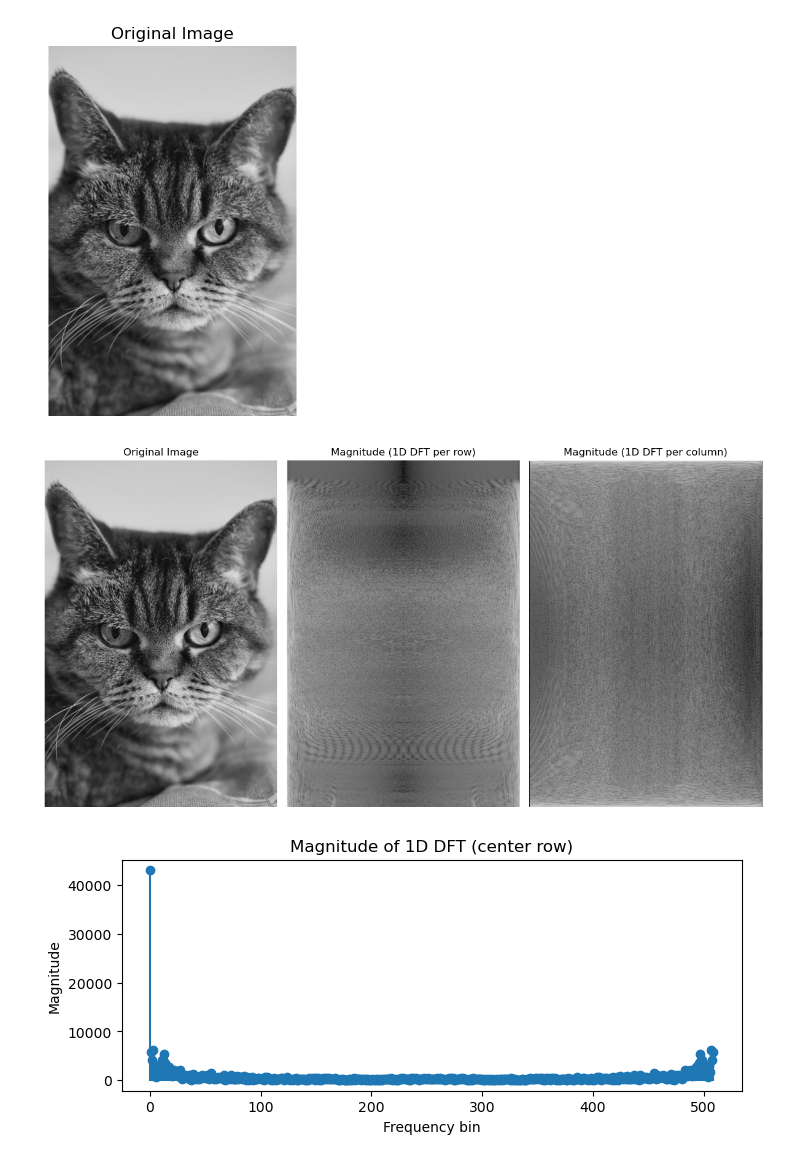
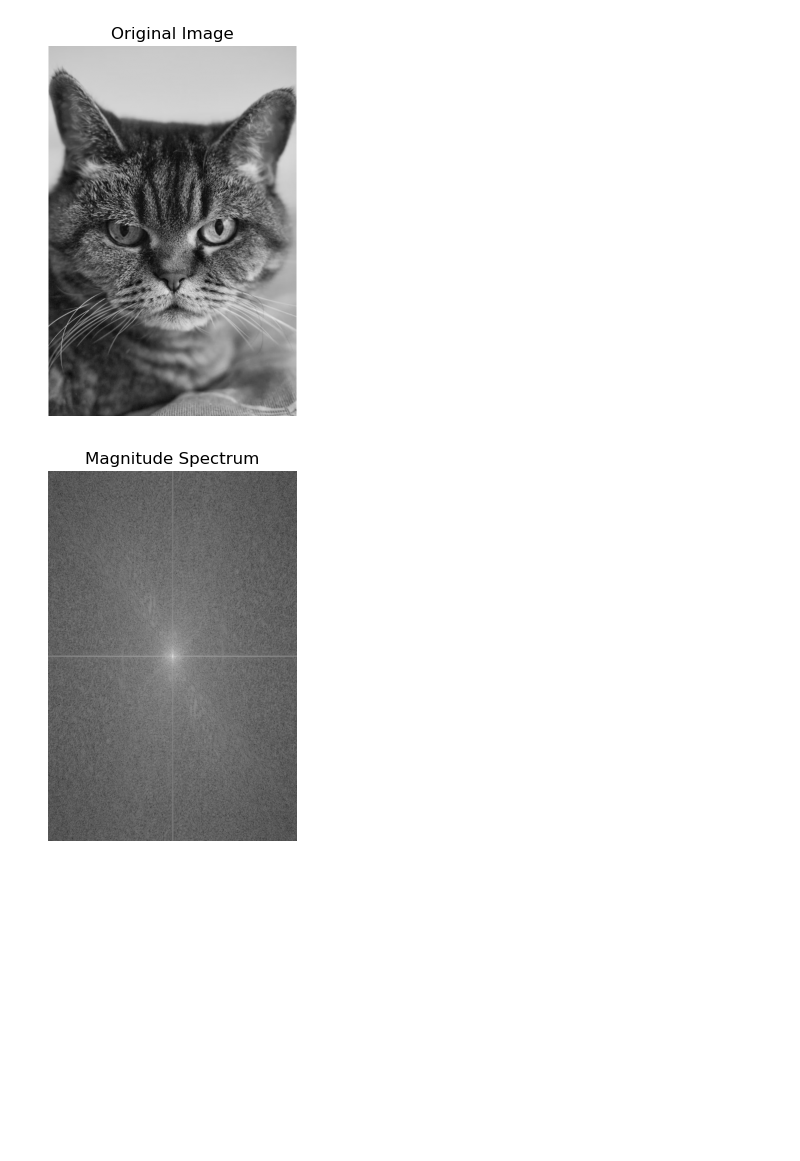
Before and after one commit to mdshiblinoman/Digital-Image-Processing-Lab, a Jupyter notebook: Frequency Domain Processing/fft1D.ipynb, the cells around one changed output. Drawn from its saved outputs; the diff is of its cells as text; code cells hidden in the pictures; blank space fills up the shorter version.

```diff
--- a/Frequency Domain Processing/fft1D.ipynb
+++ b/Frequency Domain Processing/fft1D.ipynb
@@ -24,45 +14,15 @@ def fft1d(x):
-# %%
-# Compute 1D DFT along rows and columns using direct DFT matrix
-img_f = img.astype(np.float64)
-H, W = img_f.shape
-# DFT along rows (length W)
-n = np.arange(W)
-k = n.reshape((W,1))
-W_row = np.exp(-2j * np.pi * k * n / W)
-dft_rows = img_f.dot(W_row.T)
-mag_rows = np.log(1 + np.abs(dft_rows))
-# DFT along columns (length H)
-m = np.arange(H)
-l = m.reshape((H,1))
-W_col = np.exp(-2j * np.pi * l * m / H)
-dft_cols = W_col.dot(img_f)
-mag_cols = np.log(1 + np.abs(dft_cols))
-# Plotting
-plt.figure(figsize=(12,6))
-plt.subplot(1,3,1)
-plt.title('Original Image')
-plt.imshow(img, cmap='gray')
-plt.axis('off')
-plt.subplot(1,3,2)
-plt.title('Magnitude (1D DFT per row)')
-plt.imshow(mag_rows, cmap='gray')
-plt.axis('off')
-plt.subplot(1,3,3)
-plt.title('Magnitude (1D DFT per column)')
-plt.imshow(mag_cols, cmap='gray')
-plt.axis('off')
-plt.tight_layout()
-plt.show()
-# Show 1D DFT for center row
-center_row = img_f[H//2,:]
-W_s = np.exp(-2j * np.pi * np.outer(np.arange(W), np.arange(W)) / W)
-dft_center = W_s.dot(center_row)
-plt.figure(figsize=(8,3))
-plt.stem(np.arange(W), np.abs(dft_center), linefmt='C0-', markerfmt='C0o', basefmt='C0-')
-plt.title('Magnitude of 1D DFT (center row)')
-plt.xlabel('Frequency bin')
-plt.ylabel('Magnitude')
-plt.show()
-# %% [output]
-[figure, removed]
-[figure, removed]
+# %%
+# compute the 1D FFT of the image
+fft = np.fft.fft2(img)
+fft_shifted = np.fft.fftshift(fft)
+# %%
+# magnitude spectrum
+magnitude_spectrum = 20 * np.log(np.abs(fft_shifted))
+# %%
+# plot the magnitude spectrum
+plt.title('Magnitude Spectrum')
+plt.imshow(magnitude_spectrum, cmap='gray')
+plt.axis('off')
+plt.show()
+# %% [output]
+[figure, added]
```
Also changed, not shown: parts of 4 cells of this notebook.
